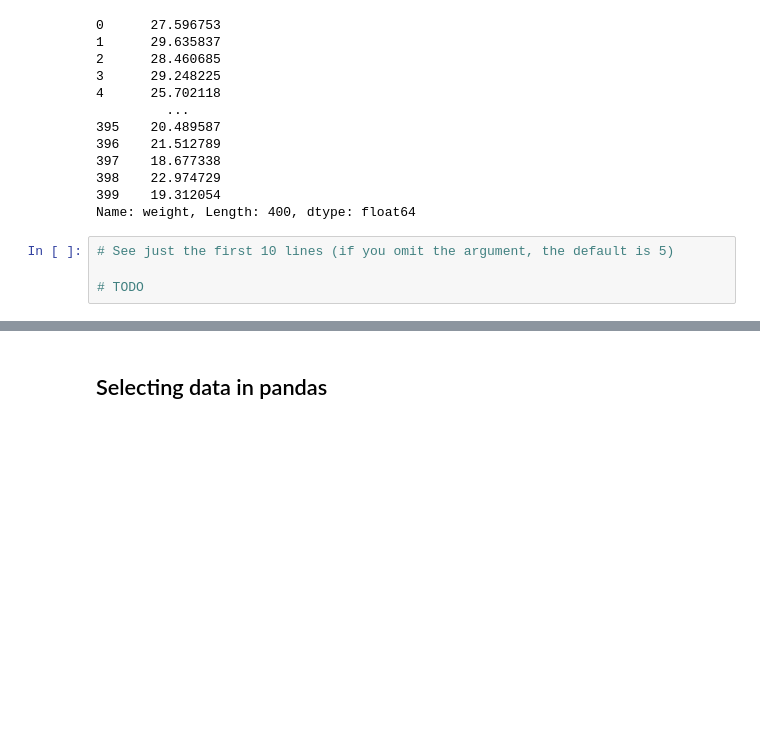
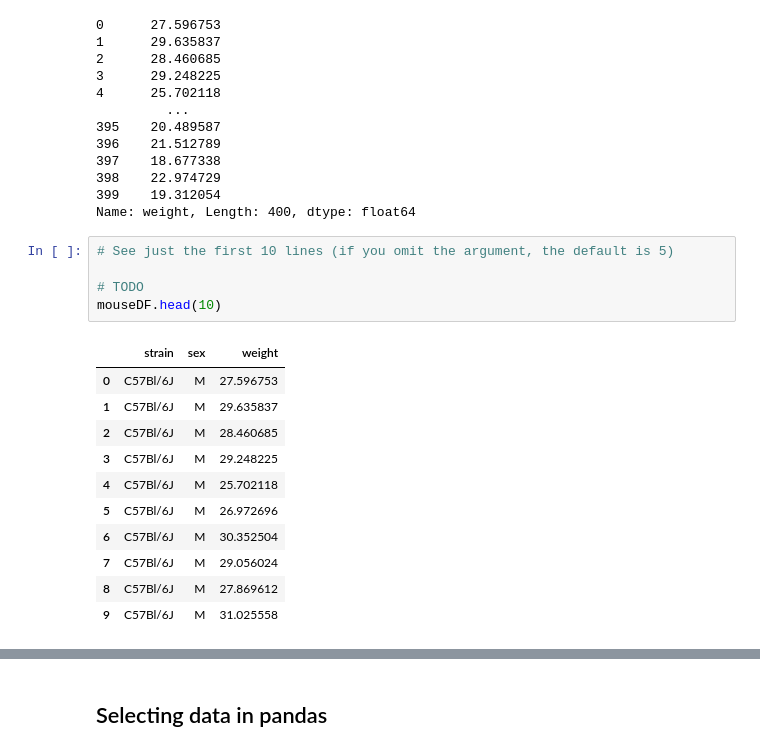
Before and after one commit to hafeild/csc440sp25, a Jupyter notebook: notebooks/06-basic-pandas.ipynb, the cells around one changed output, grey strips where cells are left out. Drawn from its saved outputs; the diff is of its cells as text; blank space fills up the shorter version.

```diff
--- a/notebooks/06-basic-pandas.ipynb
+++ b/notebooks/06-basic-pandas.ipynb
@@ -294,7 +294,20 @@ Name: weight, Length: 400, dtype: float64
 # %%
 # See just the first 10 lines (if you omit the argument, the default is 5)
 
 # TODO
+mouseDF.head(10)
+# %% [output]
+|  | strain | sex | weight |
+| 0 | C57Bl/6J | M | 27.596753 |
+| 1 | C57Bl/6J | M | 29.635837 |
+| 2 | C57Bl/6J | M | 28.460685 |
+| 3 | C57Bl/6J | M | 29.248225 |
+| 4 | C57Bl/6J | M | 25.702118 |
+| 5 | C57Bl/6J | M | 26.972696 |
+| 6 | C57Bl/6J | M | 30.352504 |
+| 7 | C57Bl/6J | M | 29.056024 |
+| 8 | C57Bl/6J | M | 27.869612 |
+| 9 | C57Bl/6J | M | 31.025558 |
 # %%
 # See just the last 10 lines (or 5 if the argument is omitted)
 
```
Also changed, not shown: parts of 26 cells of this notebook.
